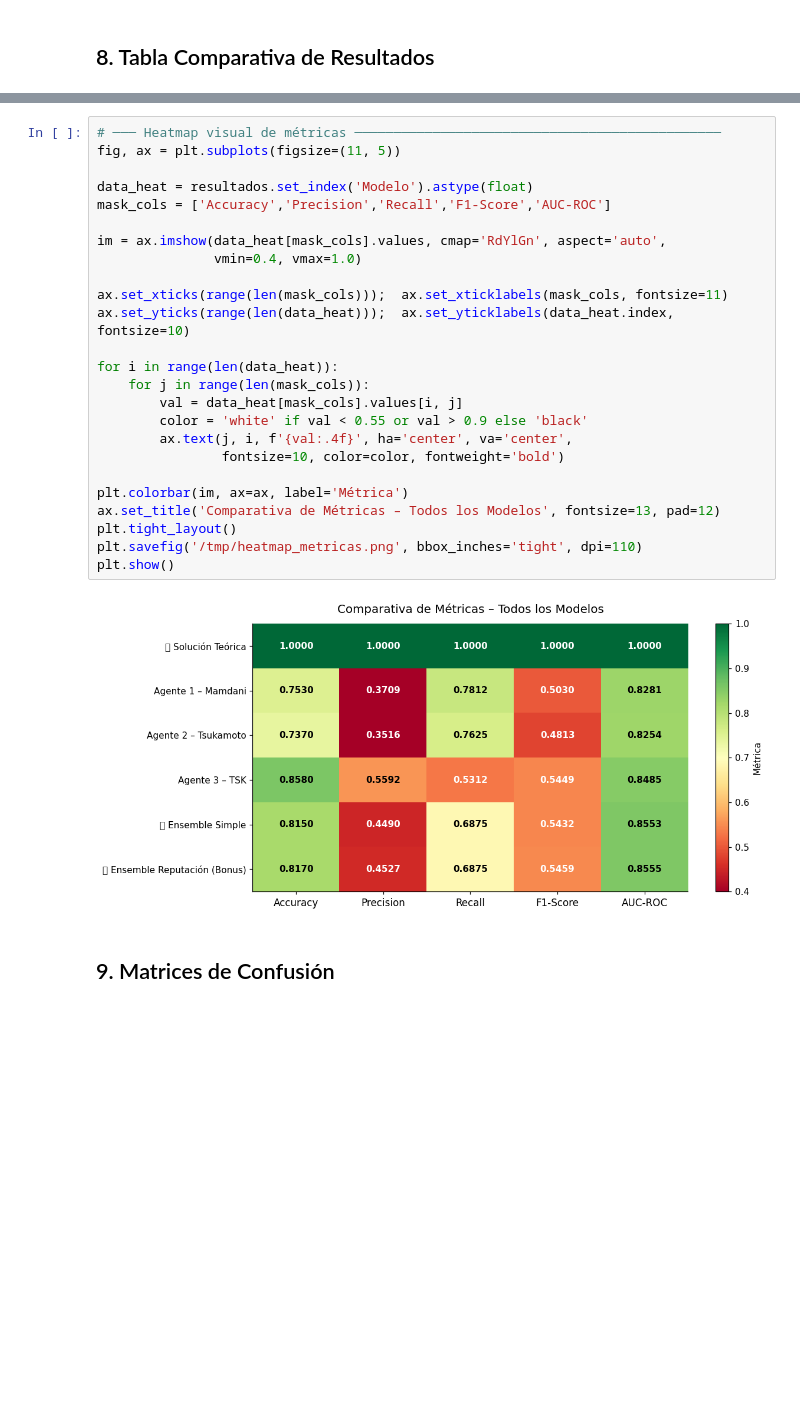
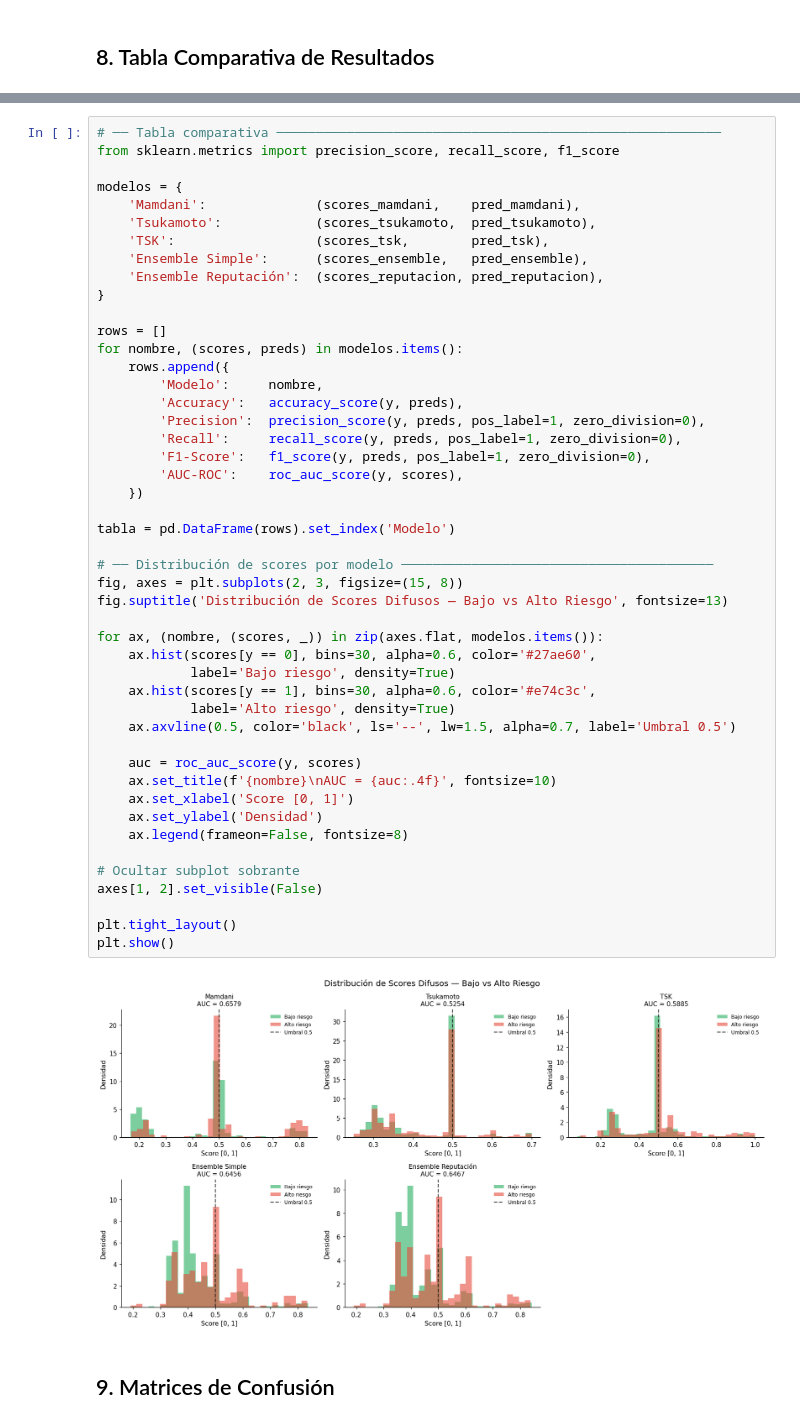
Before and after one commit to Mario-ACL/Metaheuristicas-para-Ciencia-de-Datos, a Jupyter notebook: tareas/tarea03.ipynb, the cells around one changed output, grey strips where cells are left out. Drawn from its saved outputs; the diff is of its cells as text; blank space fills up the shorter version.

```diff
--- a/tareas/tarea03.ipynb
+++ b/tareas/tarea03.ipynb
@@ -666,29 +787,51 @@ Agente 3 – TSK                  0.8580    0.5592  0.5312   0.5449  0.8485
-# %%
-# ─── Heatmap visual de métricas ───────────────────────────────────────────────
-fig, ax = plt.subplots(figsize=(11, 5))
-
-data_heat = resultados.set_index('Modelo').astype(float)
-mask_cols = ['Accuracy','Precision','Recall','F1-Score','AUC-ROC']
-
-im = ax.imshow(data_heat[mask_cols].values, cmap='RdYlGn', aspect='auto',
-               vmin=0.4, vmax=1.0)
-
-ax.set_xticks(range(len(mask_cols)));  ax.set_xticklabels(mask_cols, fontsize=11)
-ax.set_yticks(range(len(data_heat)));  ax.set_yticklabels(data_heat.index, fontsize=10)
-
-for i in range(len(data_heat)):
-    for j in range(len(mask_cols)):
-        val = data_heat[mask_cols].values[i, j]
-        color = 'white' if val < 0.55 or val > 0.9 else 'black'
-        ax.text(j, i, f'{val:.4f}', ha='center', va='center',
-                fontsize=10, color=color, fontweight='bold')
-
-plt.colorbar(im, ax=ax, label='Métrica')
-ax.set_title('Comparativa de Métricas – Todos los Modelos', fontsize=13, pad=12)
-plt.tight_layout()
-plt.savefig('/tmp/heatmap_metricas.png', bbox_inches='tight', dpi=110)
-plt.show()
-# %% [output]
-[figure, removed]
+# %%
+# ── Tabla comparativa ─────────────────────────────────────────────────────────
+from sklearn.metrics import precision_score, recall_score, f1_score
+
+modelos = {
+    'Mamdani':              (scores_mamdani,    pred_mamdani),
+    'Tsukamoto':            (scores_tsukamoto,  pred_tsukamoto),
+    'TSK':                  (scores_tsk,        pred_tsk),
+    'Ensemble Simple':      (scores_ensemble,   pred_ensemble),
+    'Ensemble Reputación':  (scores_reputacion, pred_reputacion),
+}
+
+rows = []
+for nombre, (scores, preds) in modelos.items():
+    rows.append({
+        'Modelo':     nombre,
+        'Accuracy':   accuracy_score(y, preds),
+        'Precision':  precision_score(y, preds, pos_label=1, zero_division=0),
+        'Recall':     recall_score(y, preds, pos_label=1, zero_division=0),
+        'F1-Score':   f1_score(y, preds, pos_label=1, zero_division=0),
+        'AUC-ROC':    roc_auc_score(y, scores),
+    })
+
+tabla = pd.DataFrame(rows).set_index('Modelo')
+
+# ── Distribución de scores por modelo ────────────────────────────────────────
+fig, axes = plt.subplots(2, 3, figsize=(15, 8))
+fig.suptitle('Distribución de Scores Difusos — Bajo vs Alto Riesgo', fontsize=13)
+
+for ax, (nombre, (scores, _)) in zip(axes.flat, modelos.items()):
+    ax.hist(scores[y == 0], bins=30, alpha=0.6, color='#27ae60',
+            label='Bajo riesgo', density=True)
+    ax.hist(scores[y == 1], bins=30, alpha=0.6, color='#e74c3c',
+            label='Alto riesgo', density=True)
+    ax.axvline(0.5, color='black', ls='--', lw=1.5, alpha=0.7, label='Umbral 0.5')
+
+    auc = roc_auc_score(y, scores)
+    ax.set_title(f'{nombre}\nAUC = {auc:.4f}', fontsize=10)
+    ax.set_xlabel('Score [0, 1]')
+    ax.set_ylabel('Densidad')
+    ax.legend(frameon=False, fontsize=8)
+
+# Ocultar subplot sobrante
+axes[1, 2].set_visible(False)
+
+plt.tight_layout()
+plt.show()
+# %% [output]
+[figure, added]
 # %% [markdown]
 ## 9. Matrices de Confusión
```
Also changed, not shown: parts of 24 cells of this notebook.
